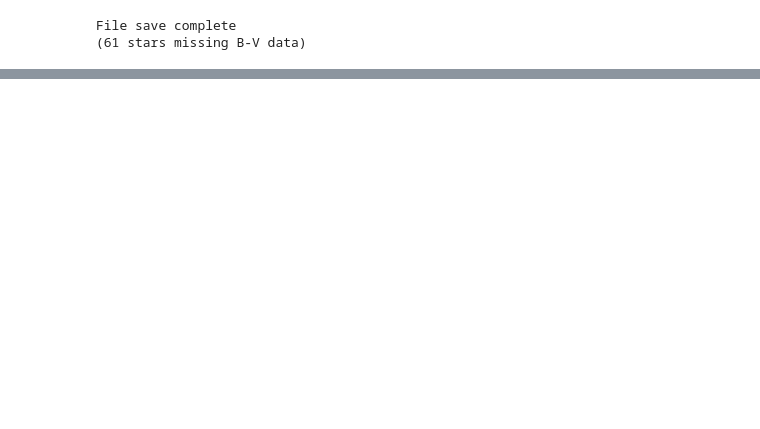
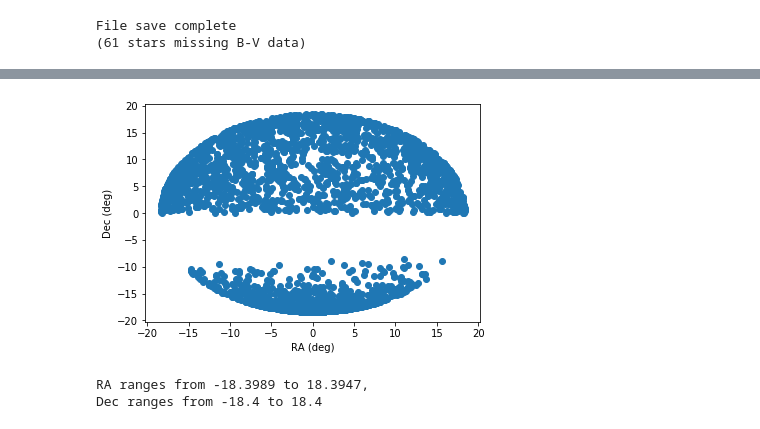
Before and after one commit to sarumanplaysguitar/panoptes3D, a Jupyter notebook: data/star_data_prep.ipynb, the cells around one changed output, grey strips where cells are left out. Cells and saved outputs as stored; diff of their text form; code cells hidden in the pictures; blank space fills up the shorter version.

```diff
--- a/data/star_data_prep.ipynb
+++ b/data/star_data_prep.ipynb
@@ -14,3 +19,6 @@ import pandas as pd
+# %%
+# Set sky radius here, to match 3D scene
+sky_radius = 18.4
 # %%
 # Import relevant columns from Mag 5 Star Catalog as dataframe
 
@@ -63,3 +118,5 @@ def dec_dms_to_dd(d, m, s, hem):
+# %%
+stars_arr_debug = []
 # %%
 # Iterate over all stars (rows in df) to extract each star's data
 # Save this data in mag_5_stars.js
@@ -73,15 +130,20 @@ for i in range(len(stars)):
     ra_m = stars['ra_m'].iloc[i]
     ra_s = stars['ra_s'].iloc[i]
     ra_dd = ra_hms_to_dd(ra_h, ra_m, ra_s)
-    ra_dd = round(ra_dd, 4)
 
-    # Convert star Dec DMS to decimal degrees, w/ correct sign (+ -); round to 4 decimals
+    # Convert star Dec DMS to decimal degrees, w/ correct sign (+ -)
     dec_d = stars['dec_d'].iloc[i]
     dec_m = stars['dec_m'].iloc[i]
     dec_s = stars['dec_s'].iloc[i]
+    dec_dd = dec_dms_to_dd(dec_d, dec_m, dec_s)
+
+    # Convert RA and Dec to radians
+    ra_rad = deg_to_rad(ra_dd)
+    dec_rad = deg_to_rad(dec_dd)
+
+    # Convert RA and Dec from equatorial to cartesian
     hem = stars['hem'].iloc[i]
-    dec_dd = dec_dms_to_dd(dec_d, dec_m, dec_s, hem)
-    dec_dd = round(dec_dd, 4)
+    x, y, z = equatorial_to_cartesian(sky_radius, ra_rad, dec_rad, hem)
 
     # Get star visual mag, color, and constellation ID #
     vmag = stars['vmag'].iloc[i]
@@ -95,8 +157,12 @@ for i in range(len(stars)):
 
 
     # Each star will have data indexed in this order:
-    star_data = [ra_dd, dec_dd, vmag, color, con]
+    star_data = [x, y, z, vmag, color, con]
     stars_arr.append(star_data)
+    stars_arr_debug.append([ra_dd, dec_dd])
+
+
+# stars_arr=[[0, 0, 0, 5.52, 1.06, 29.0],[0, 0, 0, 5.52, 1.06, 29.0], [0, 0, 0, 5.52, 1.06, 29.0]]
 
 f = open('mag_5_stars.js', 'w')
 f.write(f'stars_arr={stars_arr}')
@@ -129,0 +216,23 @@ stars_arr
+# %%
+# Z axis flattened
+
+# ra_debug2 = [stars_nparr_debug2[i,0] if stars_nparr_debug2[i,2] > 0 for i in stars_nparr_debug2[:,0]]
+# dec_debug2 = [stars_nparr_debug2[i,1] if stars_nparr_debug2[i,2] > 0 for i in stars_nparr_debug2[:,1]]
+ra_debug2 = stars_nparr_debug2[:,0]
+dec_debug2 = stars_nparr_debug2[:,1]
+plt.scatter(ra_debug2, dec_debug2)
+plt.xlabel('RA (deg)')
+plt.ylabel('Dec (deg)')
+plt.show();
+# %% [output]
+[figure, added]
+# %%
+ra_max = stars_nparr_debug2[:,0].max()
+ra_min = stars_nparr_debug2[:,0].min()
+dec_max = stars_nparr_debug2[:,1].max()
+dec_min = stars_nparr_debug2[:,1].min()
+
+print(f'RA ranges from {ra_min} to {ra_max},\nDec ranges from {dec_min} to {dec_max}')
+# %% [output]
+RA ranges from -18.3989 to 18.3947,
+Dec ranges from -18.4 to 18.4
```
Also changed, not shown: parts of 16 cells of this notebook, 2 other files.
